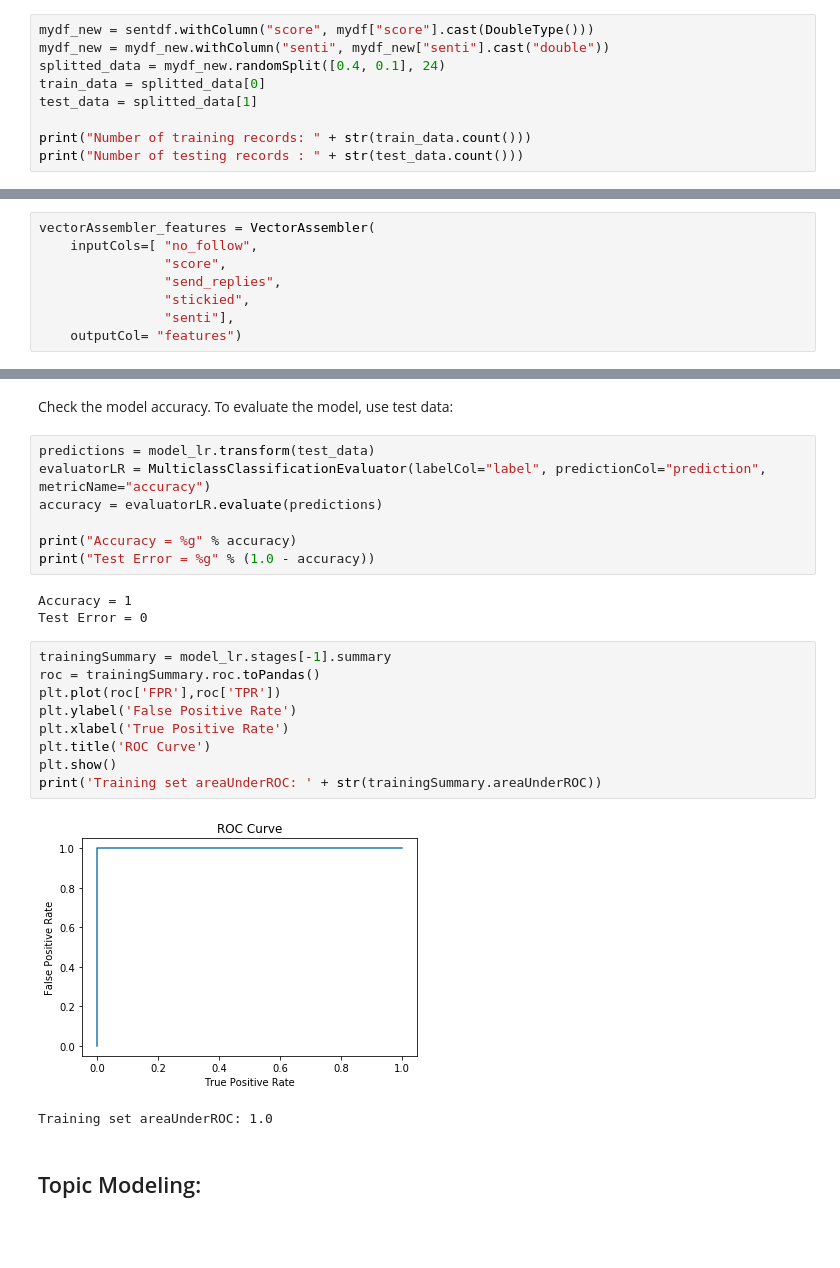
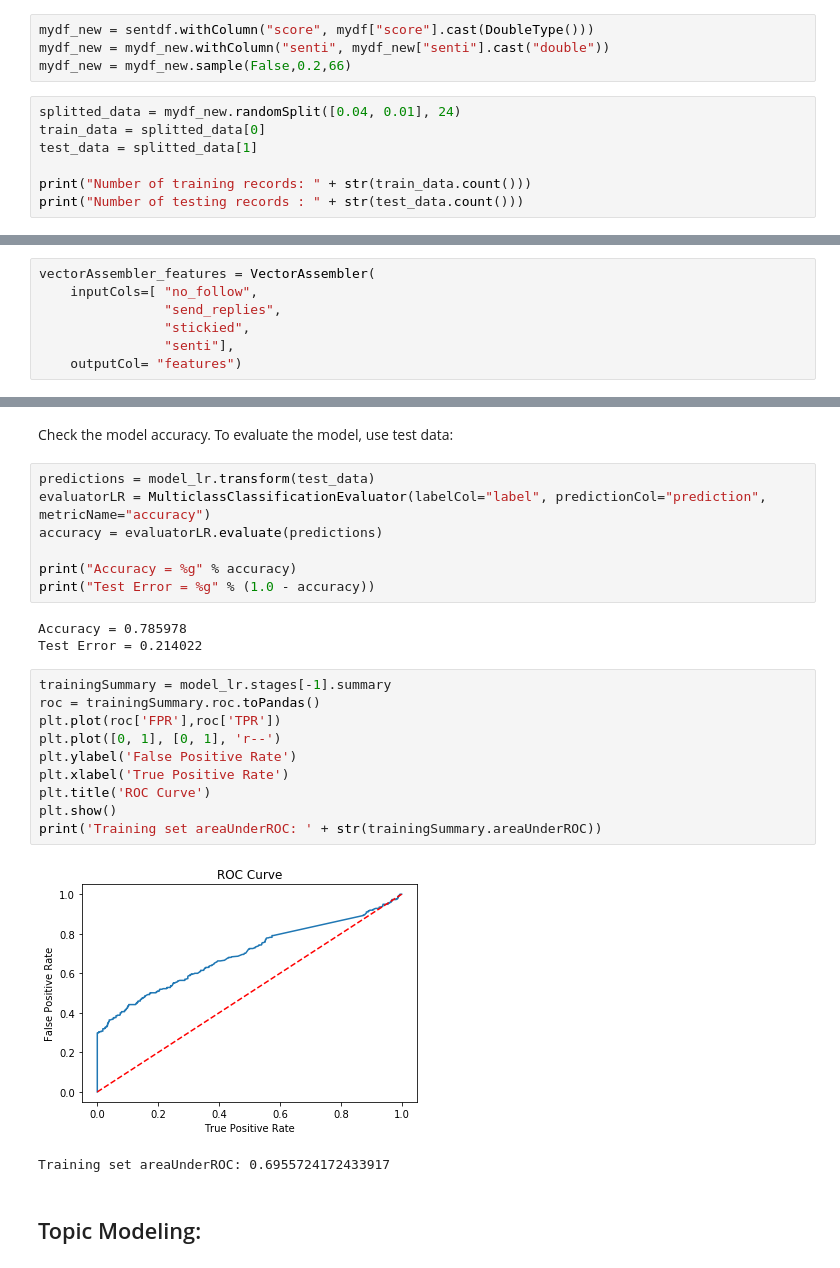
Before and after one commit to XuechunWang/Reddit_NLP, a Jupyter notebook: Mini Project.ipynb, the cells around one changed output, grey strips where cells are left out. Cells and saved outputs as stored; diff of their text form; blank space fills up the shorter version.

```diff
--- a/Mini Project.ipynb
+++ b/Mini Project.ipynb
@@ -285,10 +291,12 @@ root
  |-- senti: string (nullable = true)
 # %% [markdown]
 Split the data into: train, test and predict datasets. Create three splits of df_data (train, test, predict) by using the randomSplit method:
+# %%
+mydf_new = sentdf.withColumn("score", mydf["score"].cast(DoubleType()))
+mydf_new = mydf_new.withColumn("senti", mydf_new["senti"].cast("double"))
+mydf_new = mydf_new.sample(False,0.2,66)
 # %%
-mydf_new = sentdf.withColumn("score", mydf["score"].cast(DoubleType()))
-mydf_new = mydf_new.withColumn("senti", mydf_new["senti"].cast("double"))
-splitted_data = mydf_new.randomSplit([0.4, 0.1], 24)
+splitted_data = mydf_new.randomSplit([0.04, 0.01], 24)
 train_data = splitted_data[0]
 test_data = splitted_data[1]
 
@@ -323,7 +335,6 @@ create a feature vector by combining all string features together usinf the vect
 # %%
 vectorAssembler_features = VectorAssembler(
     inputCols=[ "no_follow",
-                "score",
                 "send_replies",
                 "stickied",
                 "senti"],
@@ -367,20 +364,21 @@ accuracy = evaluatorLR.evaluate(predictions)
 print("Accuracy = %g" % accuracy)
 print("Test Error = %g" % (1.0 - accuracy))
 # %% [output]
-Accuracy = 1
-Test Error = 0
+Accuracy = 0.785978
+Test Error = 0.214022
 # %%
 trainingSummary = model_lr.stages[-1].summary
 roc = trainingSummary.roc.toPandas()
 plt.plot(roc['FPR'],roc['TPR'])
+plt.plot([0, 1], [0, 1], 'r--')
 plt.ylabel('False Positive Rate')
 plt.xlabel('True Positive Rate')
 plt.title('ROC Curve')
 plt.show()
 print('Training set areaUnderROC: ' + str(trainingSummary.areaUnderROC))
 # %% [output]
-[figure, old version]
+[figure, new version]
-Training set areaUnderROC: 1.0
+Training set areaUnderROC: 0.6955724172433917
 # %% [markdown]
 ## Topic Modeling:
 # %%
```
Also changed, not shown: parts of 8 cells of this notebook.
